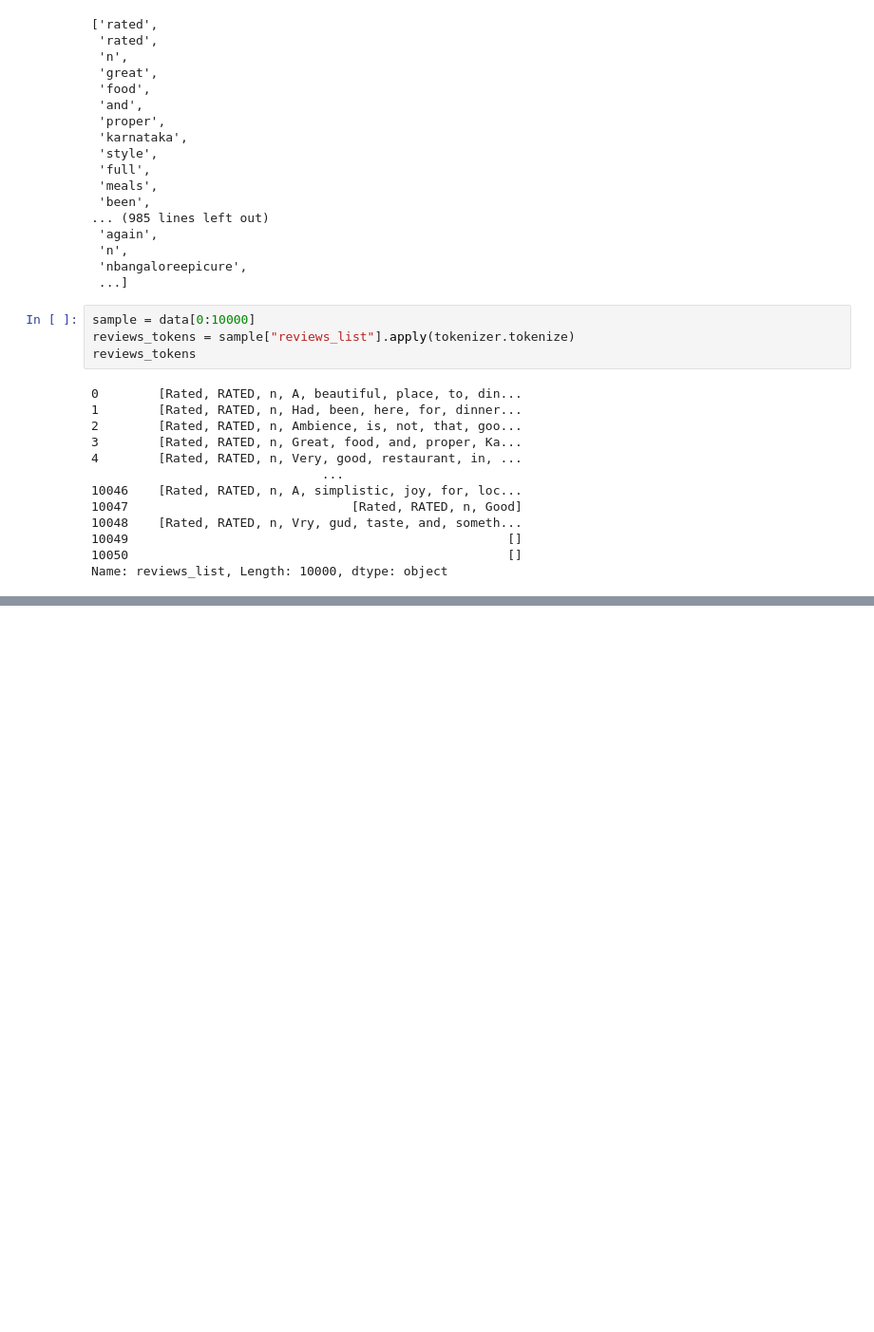
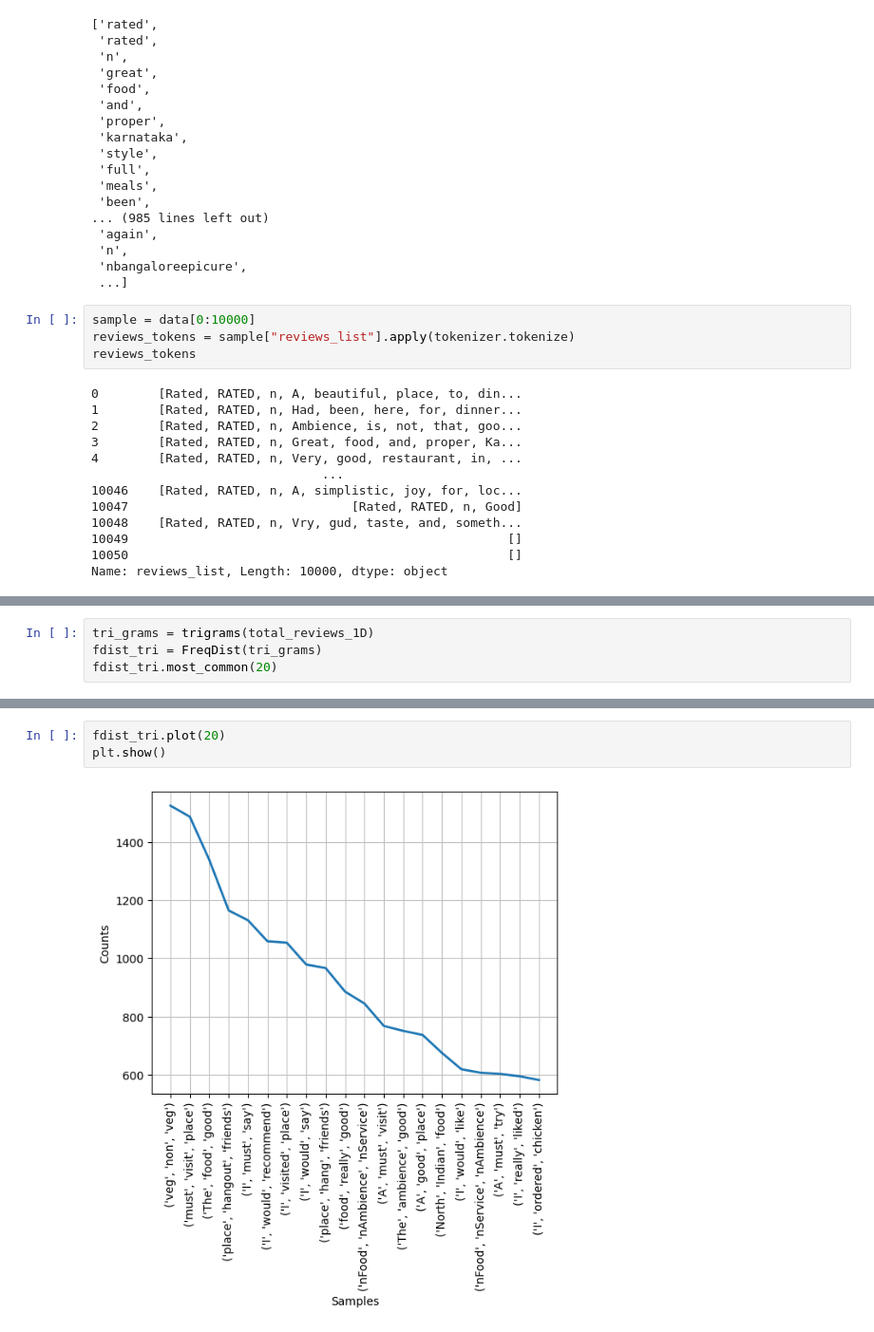
Before and after one commit to astoncrawley/food-delivery-service, a Jupyter notebook: notebooks/food-delivery-analysis.ipynb, the cells around one changed output, grey strips where cells are left out. Shown at 95% size. Cells and saved outputs as stored; diff of their text form; blank space fills up the shorter version.

```diff
--- a/notebooks/food-delivery-analysis.ipynb
+++ b/notebooks/food-delivery-analysis.ipynb
@@ -311,0 +488,4 @@ Name: reviews_list, Length: 10000, dtype: object
+# %%
+tri_grams = trigrams(total_reviews_1D)
+fdist_tri = FreqDist(tri_grams)
+fdist_tri.most_common(20)
@@ -311,0 +513,5 @@ Name: reviews_list, Length: 10000, dtype: object
+# %%
+fdist_tri.plot(20)
+plt.show()
+# %% [output]
+[figure, added]
```
Also changed, not shown: parts of 37 cells of this notebook.
